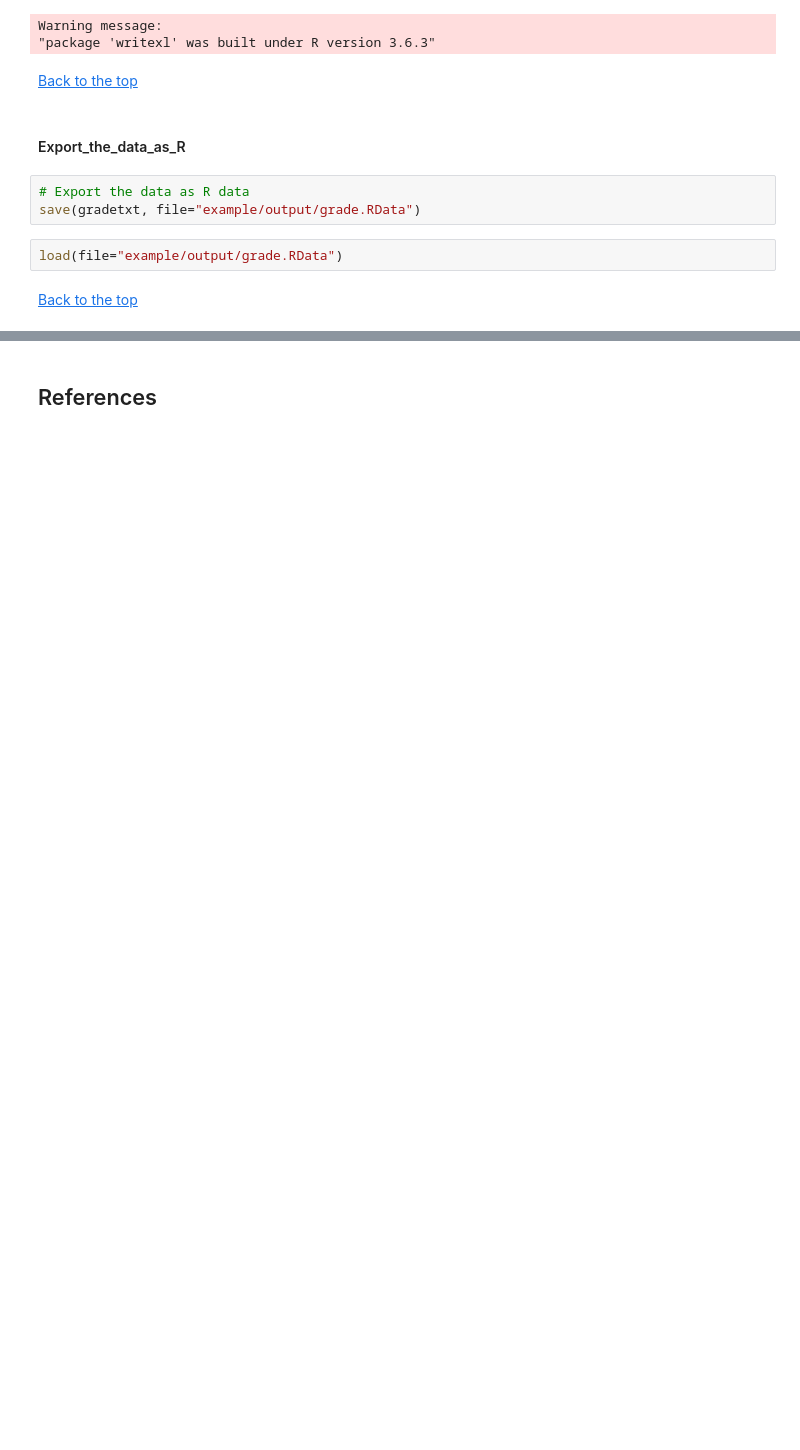
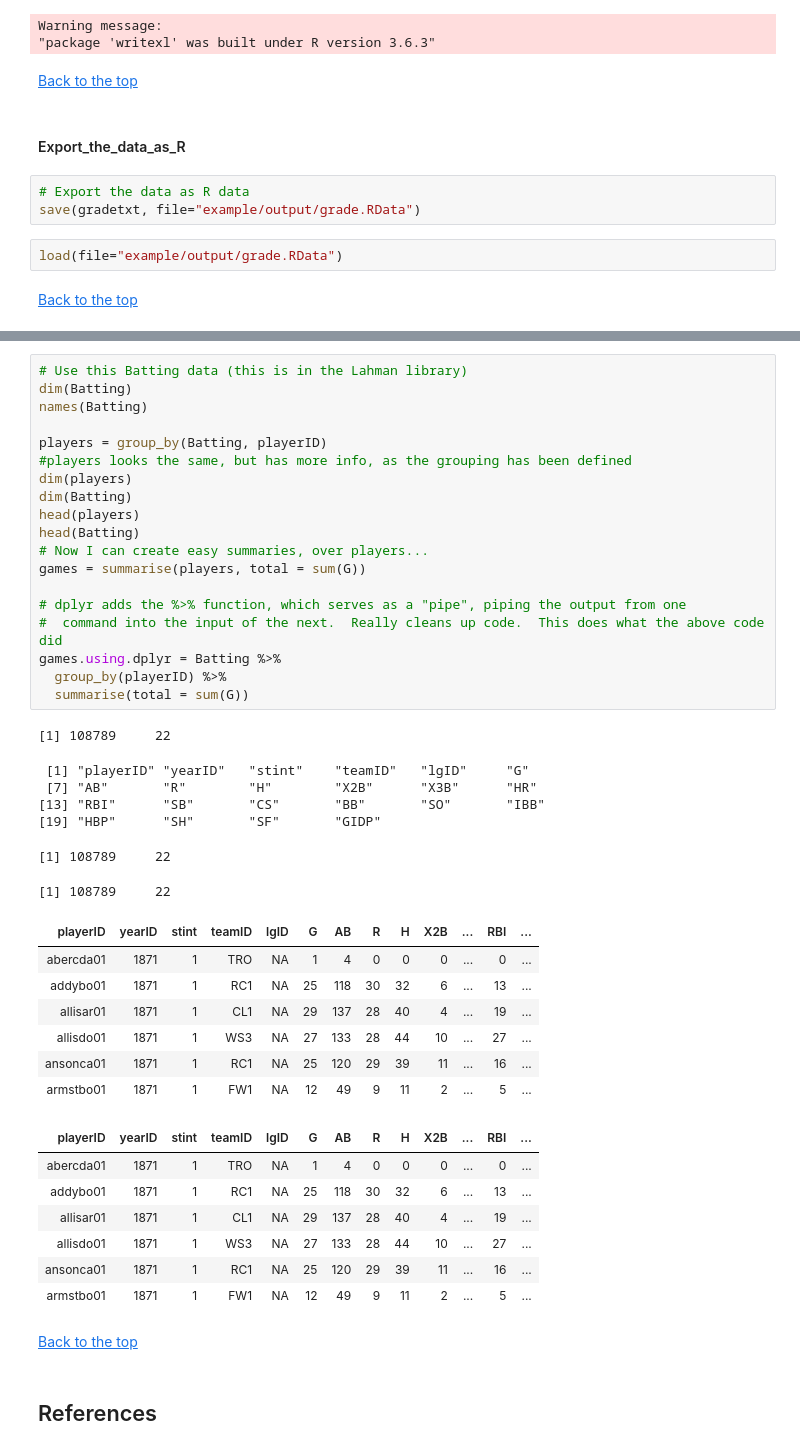
Before and after one commit to stats-learningandprogramming/r, a Jupyter notebook: r_data_structure_with_I&O.ipynb, the cells around one changed output, grey strips where cells are left out. Cells and saved outputs as stored; diff of their text form; blank space fills up the shorter version.

```diff
--- a/r_data_structure_with_I&O.ipynb
+++ b/r_data_structure_with_I&O.ipynb
@@ -512,3 +861,46 @@ load(file="example/output/grade.RData")
+# %%
+# Use this Batting data (this is in the Lahman library)
+dim(Batting)
+names(Batting)
+
+players = group_by(Batting, playerID)
+#players looks the same, but has more info, as the grouping has been defined
+dim(players)
+dim(Batting)
+head(players)
+head(Batting)
+# Now I can create easy summaries, over players...
+games = summarise(players, total = sum(G))
+
+# dplyr adds the %>% function, which serves as a "pipe", piping the output from one
+#  command into the input of the next.  Really cleans up code.  This does what the above code did
+games.using.dplyr = Batting %>%
+  group_by(playerID) %>%
+  summarise(total = sum(G))
+# %% [output]
+[1] 108789     22
+ [1] "playerID" "yearID"   "stint"    "teamID"   "lgID"     "G"
+ [7] "AB"       "R"        "H"        "X2B"      "X3B"      "HR"
+[13] "RBI"      "SB"       "CS"       "BB"       "SO"       "IBB"
+[19] "HBP"      "SH"       "SF"       "GIDP"
+[1] 108789     22
+[1] 108789     22
+| playerID | yearID | stint | teamID | lgID | G | AB | R | H | X2B | ... | RBI | ... |
+| abercda01 | 1871 | 1 | TRO | NA | 1 | 4 | 0 | 0 | 0 | ... | 0 | ... |
+| addybo01 | 1871 | 1 | RC1 | NA | 25 | 118 | 30 | 32 | 6 | ... | 13 | ... |
+| allisar01 | 1871 | 1 | CL1 | NA | 29 | 137 | 28 | 40 | 4 | ... | 19 | ... |
+| allisdo01 | 1871 | 1 | WS3 | NA | 27 | 133 | 28 | 44 | 10 | ... | 27 | ... |
+| ansonca01 | 1871 | 1 | RC1 | NA | 25 | 120 | 29 | 39 | 11 | ... | 16 | ... |
+| armstbo01 | 1871 | 1 | FW1 | NA | 12 | 49 | 9 | 11 | 2 | ... | 5 | ... |
+| playerID | yearID | stint | teamID | lgID | G | AB | R | H | X2B | ... | RBI | ... |
+| abercda01 | 1871 | 1 | TRO | NA | 1 | 4 | 0 | 0 | 0 | ... | 0 | ... |
+| addybo01 | 1871 | 1 | RC1 | NA | 25 | 118 | 30 | 32 | 6 | ... | 13 | ... |
+| allisar01 | 1871 | 1 | CL1 | NA | 29 | 137 | 28 | 40 | 4 | ... | 19 | ... |
+| allisdo01 | 1871 | 1 | WS3 | NA | 27 | 133 | 28 | 44 | 10 | ... | 27 | ... |
+| ansonca01 | 1871 | 1 | RC1 | NA | 25 | 120 | 29 | 39 | 11 | ... | 16 | ... |
+| armstbo01 | 1871 | 1 | FW1 | NA | 12 | 49 | 9 | 11 | 2 | ... | 5 | ... |
+# %% [markdown]
+[Back to the top](#Table_of_Contents)
 # %% [markdown]
 <h2>References</h2>
 # %% [markdown]
```
Also changed, not shown: parts of 26 cells of this notebook, 3 other files.
